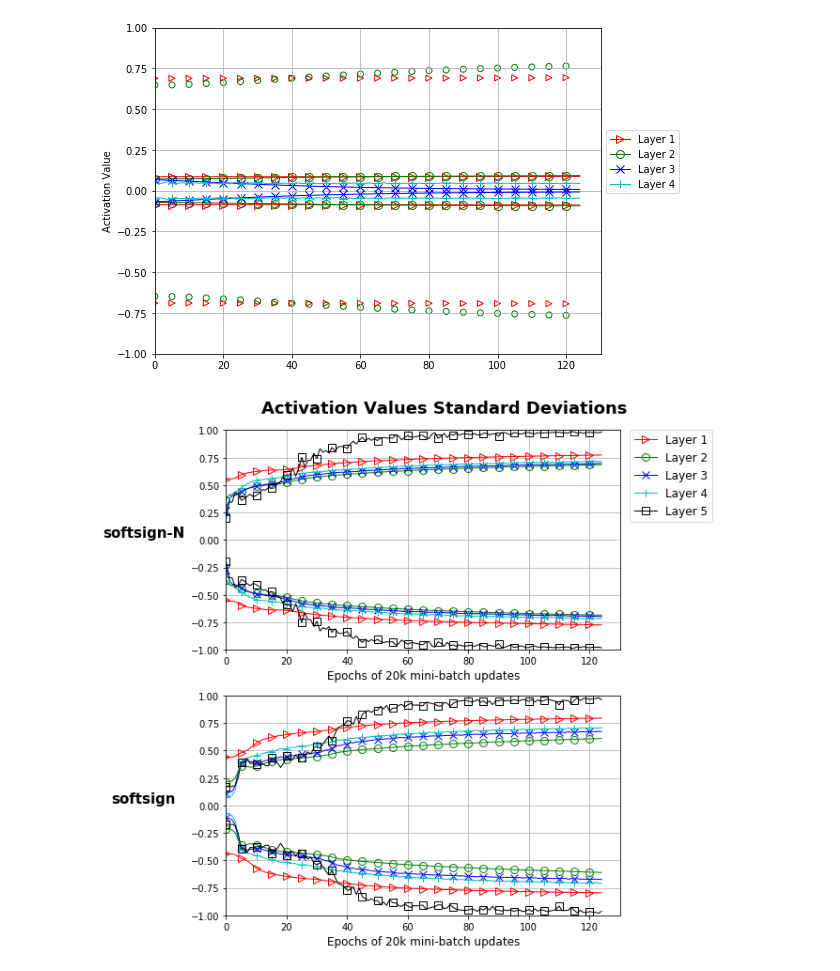
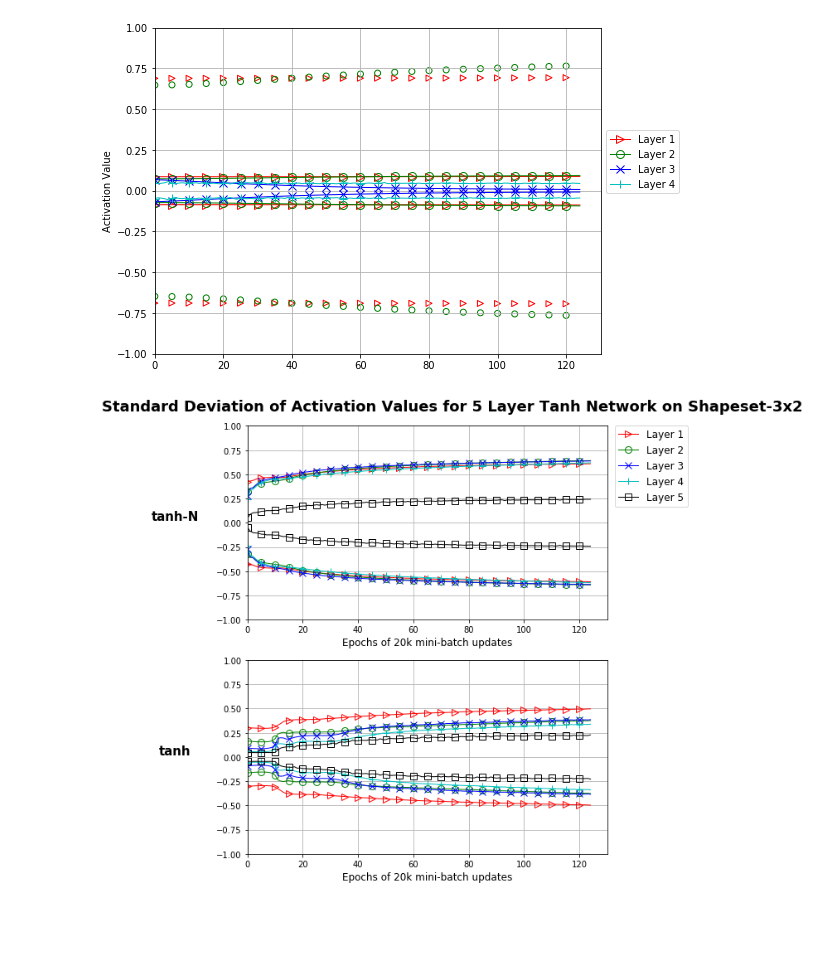
Before and after one commit to MokoSan/XavierInitializationExperiments, a Jupyter notebook: src/visualization/ActivationStudy.ipynb, the cells around one changed output. Cells and saved outputs as stored; diff of their text form; code cells hidden in the pictures; blank space fills up the shorter version.

Commit message:
Created proper visualizations

```diff
--- a/src/visualization/ActivationStudy.ipynb
+++ b/src/visualization/ActivationStudy.ipynb
@@ -195,40 +195,42 @@ fig, axes = plt.subplots(2, 1, figsize=(8, 8))
 
 counter = 0
 
-for i in ['softsign']:
+for i in ['tanh']:
 
     for N in ['N', 'notN']:
 
         for l in [1]:
 
             for f in ['activations']:
 
                 filename = 'logs/shapeset-' + i + '-' + N + '-' + str(l) + '-history-' + f + '.h5'
 
                 fname = os.path.join(os.path.dirname(os.getcwd()), filename)
 
-                L = plot_marker(fname, marker_type='percentile', percentile=98, join=False, ax=axes.flat[counter])
+               # L = plot_marker(fname, marker_type='percentile', percentile=98, join=False, ax=axes.flat[counter])
+                L = plot_marker(fname, marker_type='std', percentile=None, join=False, ax=axes.flat[counter])
 
                 if counter==0:
                     #L.set_title('Initial', fontsize=15, weight='bold', pad=10)
                     L.set_ylabel(i + '-' + N, fontsize=15, weight='bold', rotation=0, labelpad=50)
 
 
                 if counter==1:
                     #L.set_title('Final', fontsize=15, weight='bold', pad=10)
                     L.set_ylabel(i, fontsize=15, weight='bold', rotation=0, labelpad=50)
 
 
                 if counter==2:
 
                     L.set_ylabel(i, fontsize=15, weight='bold', rotation=0, labelpad=50)
 
                 counter += 1
 
-fig.legend(*L.get_legend_handles_labels(), loc='upper right', bbox_to_anchor=(1.15,0.98), fontsize=12);
+fig.legend(*L.get_legend_handles_labels(), loc='upper right', bbox_to_anchor=(1.25,0.98), fontsize=12);
 fig.tight_layout()
-fig.suptitle('Activation Values Standard Deviations', fontsize=18, weight='bold', y=1.03,x=0.65);
+#fig.suptitle('98th Percentile of Activation Values for 5 Layer Tanh Network on Shapeset-3x2', fontsize=18, weight='bold', y=1.03,x=0.65);
+fig.suptitle('Standard Deviation of Activation Values for 5 Layer Tanh Network on Shapeset-3x2', fontsize=18, weight='bold', y=1.03,x=0.65);
 
-#fig.savefig('softsign_grads.png', bbox_inches='tight', format='png')
+fig.savefig('tanh_std.png', bbox_inches='tight', format='png')
 # %% [output]
-[figure, old version]
+[figure, new version]
```
Also changed, not shown: 32 other files.
